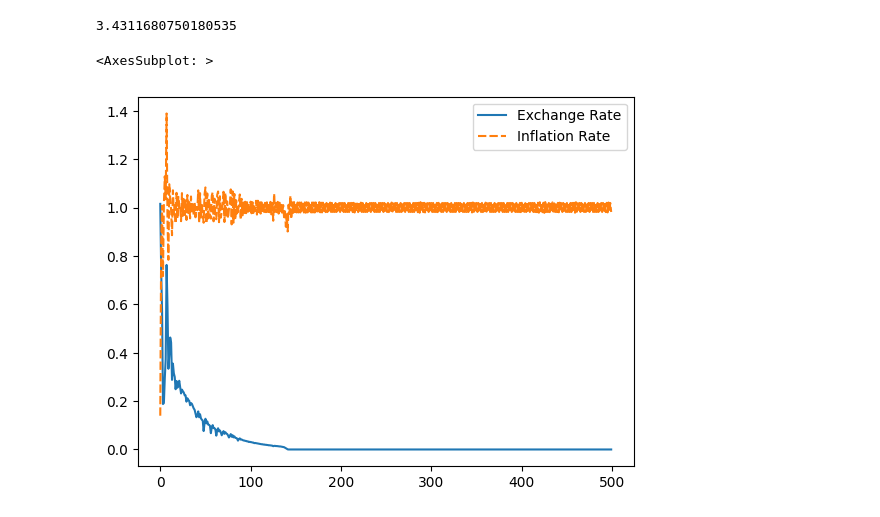
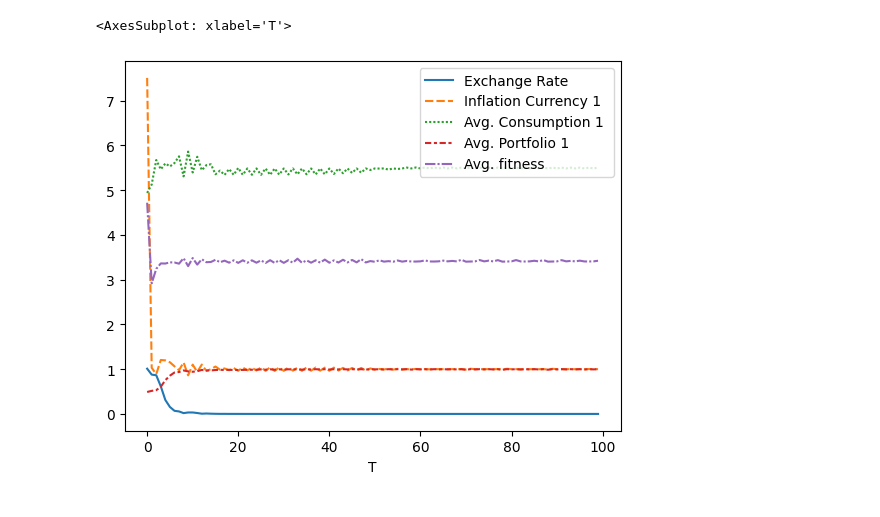
Before and after one commit to teddy21019/Econ-Code-Reproduction, a Jupyter notebook: Arifovic 01/sandbox.ipynb, the cells around one changed output. Saved outputs shown, nothing was run; the diff lists cells and outputs as text; code cells hidden in the pictures.

Commit message:
Collect data using dict. Resolve #19

```diff
--- a/Arifovic 01/sandbox.ipynb
+++ b/Arifovic 01/sandbox.ipynb
@@ -17,6 +17,8 @@ model = CurrencySubstitutionModel(
             n_agents            =   300,
             G_1                 =   0,
             G_2                 =   9,
+            endowment_1         =   10,
+            endowment_2         =   1,
             scheduler_constructor =   abm_schedular)
 # %%
 from tqdm import tqdm
@@ -51,11 +29,9 @@ model.currency_prices
-# %%
-gs = model.elders[0].evaluable_gene.gene
-model.gene_evaluation_fn()(gs)
-# %% [output]
-3.4311680750180535
+# %%
+import pandas as pd
+model_df = pd.DataFrame.from_dict(model.datacollector).set_index('T').fillna(0)
 # %%
 import seaborn
-seaborn.lineplot(model.datacollector.get_model_vars_dataframe()[:500])
+seaborn.lineplot(model_df[:100])
 # %% [output]
-<AxesSubplot: >
+<AxesSubplot: xlabel='T'>
-[figure, old version]
+[figure, new version]
```
Also changed, not shown: parts of 2 cells of this notebook, 2 other files.
